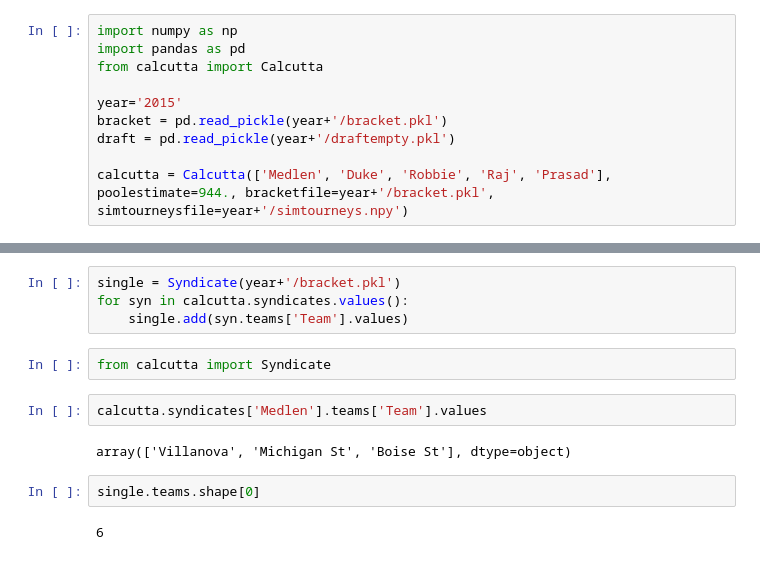
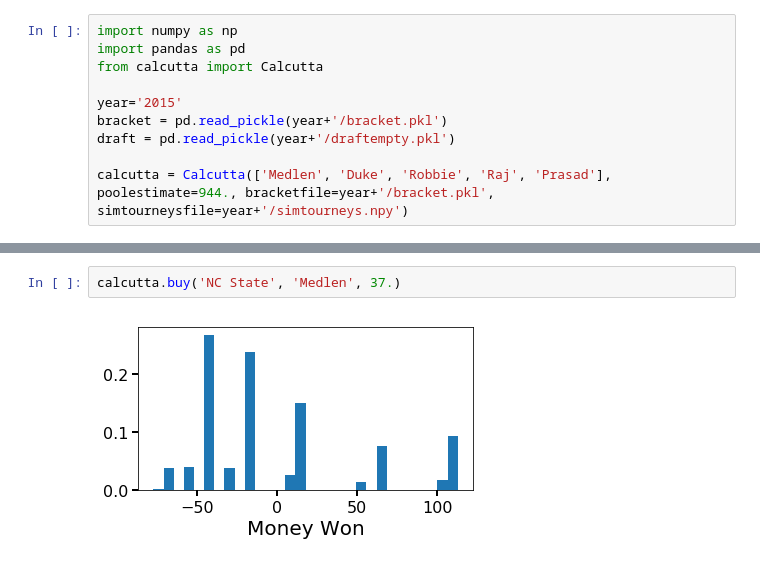
Before and after one commit to dtamayo/NCAAbasketball, a Jupyter notebook: calcutta.ipynb, the cells around one changed output, grey strips where cells are left out. Drawn from its saved outputs; the diff is of its cells as text.

```diff
--- a/calcutta.ipynb
+++ b/calcutta.ipynb
@@ -48,14 +26,4 @@ calcutta.buy('SMU', 'Duke', 12.)
-# %%
-single = Syndicate(year+'/bracket.pkl')
-for syn in calcutta.syndicates.values():
-    single.add(syn.teams['Team'].values)
-# %%
-from calcutta import Syndicate
-# %%
-calcutta.syndicates['Medlen'].teams['Team'].values
-# %% [output]
-array(['Villanova', 'Michigan St', 'Boise St'], dtype=object)
-# %%
-single.teams.shape[0]
-# %% [output]
-6
+# %%
+calcutta.buy('NC State', 'Medlen', 37.)
+# %% [output]
+[figure, added]
```
Also changed, not shown: parts of 9 cells of this notebook, 3 other files.
